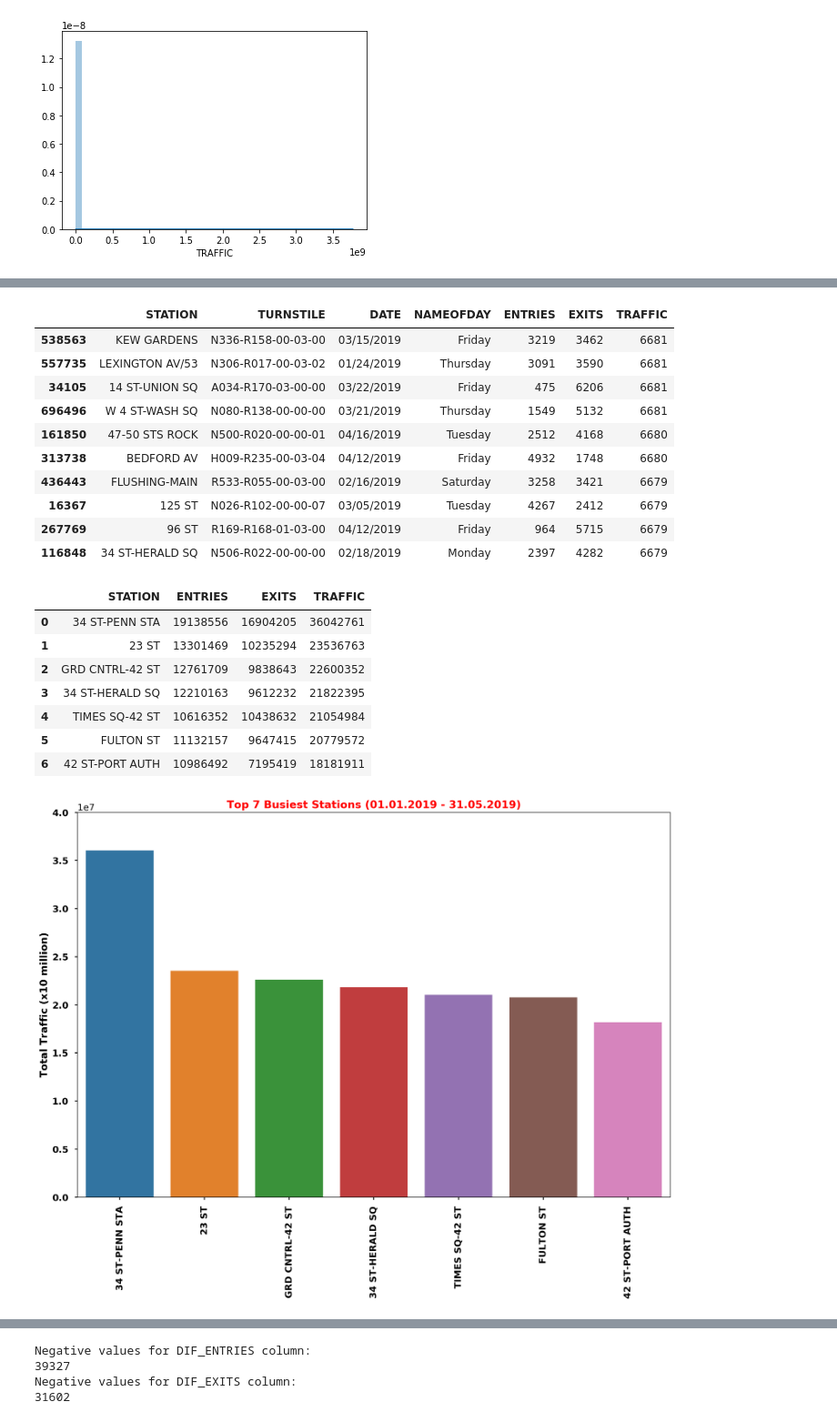
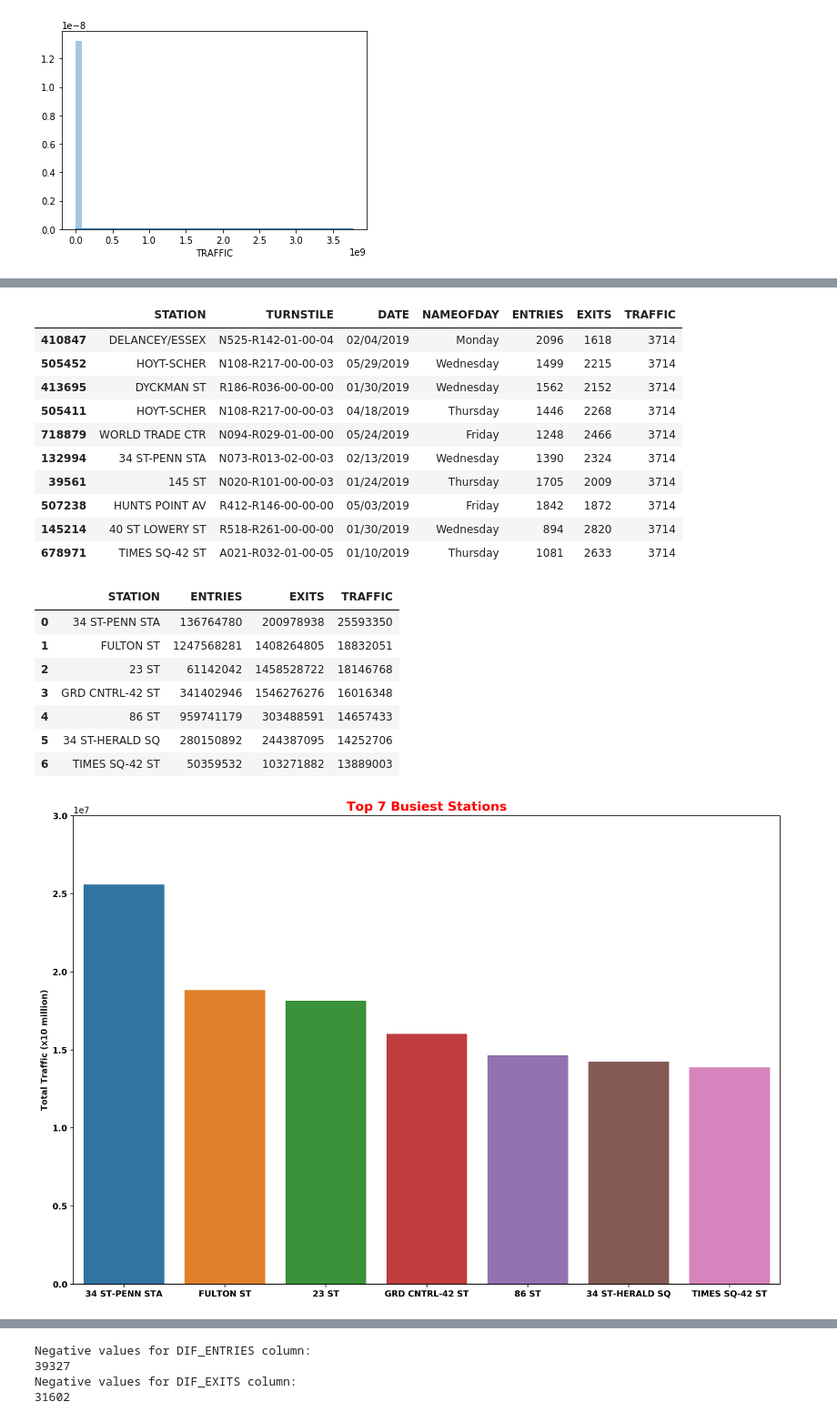
Before and after one commit to yalinyener/EDA-MTA-Turnstile, a Jupyter notebook: ExploratoryDataAnalysis(EDA)ofMTA_TurnstileData.ipynb, the cells around one changed output, grey strips where cells are left out. Shown at 91% size. Cells and saved outputs as stored; diff of their text form; code cells hidden in the pictures.

Commit message:
Images for EDA

```diff
--- a/ExploratoryDataAnalysis(EDA)ofMTA_TurnstileData.ipynb
+++ b/ExploratoryDataAnalysis(EDA)ofMTA_TurnstileData.ipynb
@@ -453,0 +462,3 @@ mta_traffic_under_percentile99.describe()
+# %%
+#Setting median values to giant values
+mta_entries_exits["TRAFFIC"][mta_entries_exits["TRAFFIC"] > (mta_entries_exits.TRAFFIC.quantile(0.90))] = mta_entries_exits["TRAFFIC"].median()
@@ -454,48 +493,48 @@ mta_traffic_under_percentile99.describe()
 # %%
-mta_traffic_under_percentile99.sort_values("TRAFFIC", ascending=False).head(10)
+mta_entries_exits.sort_values("TRAFFIC", ascending=False).head(10)
 # %% [output]
 |  | STATION | TURNSTILE | DATE | NAMEOFDAY | ENTRIES | EXITS | TRAFFIC |
-| 538563 | KEW GARDENS | N336-R158-00-03-00 | 03/15/2019 | Friday | 3219 | 3462 | 6681 |
-| 557735 | LEXINGTON AV/53 | N306-R017-00-03-02 | 01/24/2019 | Thursday | 3091 | 3590 | 6681 |
-| 34105 | 14 ST-UNION SQ | A034-R170-03-00-00 | 03/22/2019 | Friday | 475 | 6206 | 6681 |
-| 696496 | W 4 ST-WASH SQ | N080-R138-00-00-00 | 03/21/2019 | Thursday | 1549 | 5132 | 6681 |
-| 161850 | 47-50 STS ROCK | N500-R020-00-00-01 | 04/16/2019 | Tuesday | 2512 | 4168 | 6680 |
-| 313738 | BEDFORD AV | H009-R235-00-03-04 | 04/12/2019 | Friday | 4932 | 1748 | 6680 |
-| 436443 | FLUSHING-MAIN | R533-R055-00-03-00 | 02/16/2019 | Saturday | 3258 | 3421 | 6679 |
-| 16367 | 125 ST | N026-R102-00-00-07 | 03/05/2019 | Tuesday | 4267 | 2412 | 6679 |
-| 267769 | 96 ST | R169-R168-01-03-00 | 04/12/2019 | Friday | 964 | 5715 | 6679 |
-| 116848 | 34 ST-HERALD SQ | N506-R022-00-00-00 | 02/18/2019 | Monday | 2397 | 4282 | 6679 |
+| 410847 | DELANCEY/ESSEX | N525-R142-01-00-04 | 02/04/2019 | Monday | 2096 | 1618 | 3714 |
+| 505452 | HOYT-SCHER | N108-R217-00-00-03 | 05/29/2019 | Wednesday | 1499 | 2215 | 3714 |
+| 413695 | DYCKMAN ST | R186-R036-00-00-00 | 01/30/2019 | Wednesday | 1562 | 2152 | 3714 |
+| 505411 | HOYT-SCHER | N108-R217-00-00-03 | 04/18/2019 | Thursday | 1446 | 2268 | 3714 |
+| 718879 | WORLD TRADE CTR | N094-R029-01-00-00 | 05/24/2019 | Friday | 1248 | 2466 | 3714 |
+| 132994 | 34 ST-PENN STA | N073-R013-02-00-03 | 02/13/2019 | Wednesday | 1390 | 2324 | 3714 |
+| 39561 | 145 ST | N020-R101-00-00-03 | 01/24/2019 | Thursday | 1705 | 2009 | 3714 |
+| 507238 | HUNTS POINT AV | R412-R146-00-00-00 | 05/03/2019 | Friday | 1842 | 1872 | 3714 |
+| 145214 | 40 ST LOWERY ST | R518-R261-00-00-00 | 01/30/2019 | Wednesday | 894 | 2820 | 3714 |
+| 678971 | TIMES SQ-42 ST | A021-R032-01-00-05 | 01/10/2019 | Thursday | 1081 | 2633 | 3714 |
 # %%
 # Finding top 7 busiest stations based on traffic
 
-mta_top7 = mta_traffic_under_percentile99.groupby("STATION").sum().sort_values("TRAFFIC",ascending=False).head(7)
+mta_top7 = mta_entries_exits.groupby("STATION").sum().sort_values("TRAFFIC",ascending=False).head(7)
 mta_top7 = mta_top7.reset_index()
 mta_top7
 # %% [output]
 |  | STATION | ENTRIES | EXITS | TRAFFIC |
-| 0 | 34 ST-PENN STA | 19138556 | 16904205 | 36042761 |
-| 1 | 23 ST | 13301469 | 10235294 | 23536763 |
-| 2 | GRD CNTRL-42 ST | 12761709 | 9838643 | 22600352 |
-| 3 | 34 ST-HERALD SQ | 12210163 | 9612232 | 21822395 |
-| 4 | TIMES SQ-42 ST | 10616352 | 10438632 | 21054984 |
-| 5 | FULTON ST | 11132157 | 9647415 | 20779572 |
-| 6 | 42 ST-PORT AUTH | 10986492 | 7195419 | 18181911 |
+| 0 | 34 ST-PENN STA | 136764780 | 200978938 | 25593350 |
+| 1 | FULTON ST | 1247568281 | 1408264805 | 18832051 |
+| 2 | 23 ST | 61142042 | 1458528722 | 18146768 |
+| 3 | GRD CNTRL-42 ST | 341402946 | 1546276276 | 16016348 |
+| 4 | 86 ST | 959741179 | 303488591 | 14657433 |
+| 5 | 34 ST-HERALD SQ | 280150892 | 244387095 | 14252706 |
+| 6 | TIMES SQ-42 ST | 50359532 | 103271882 | 13889003 |
 # %%
 #Barplot for Top 7 Busiest Stations
 
 plt.figure(figsize=(15,10),dpi=200),
-plt.style.use('seaborn-talk')
+plt.style.use('default')
 ax = sns.barplot(x="STATION", y="TRAFFIC", data=mta_top7)
-plt.title("Top 7 Busiest Stations (01.01.2019 - 31.05.2019)", weight="bold", c="r", fontsize=15)
+plt.title("Top 7 Busiest Stations", weight="bold", c="red", fontsize=15)
 plt.xlabel("",weight="bold",c="k")
-plt.xticks(rotation=90, weight="bold")
+plt.xticks(rotation=0, weight="bold")
 plt.ylabel("Total Traffic (x10 million)",weight= "bold",c="k")
-plt.ylim(0,40000000)
+plt.ylim(0,30000000)
 plt.yticks(weight="bold")
 plt.savefig('images/01_Top7BusiesStationsBarPlot.png', dpi=200)
 plt.show()
 # %% [output]
-[figure, old version]
+[figure, new version]
 # %%
 # Finding overall busiest day based on traffic
 
```
Also changed, not shown: parts of 30 cells of this notebook, 6 other files.
